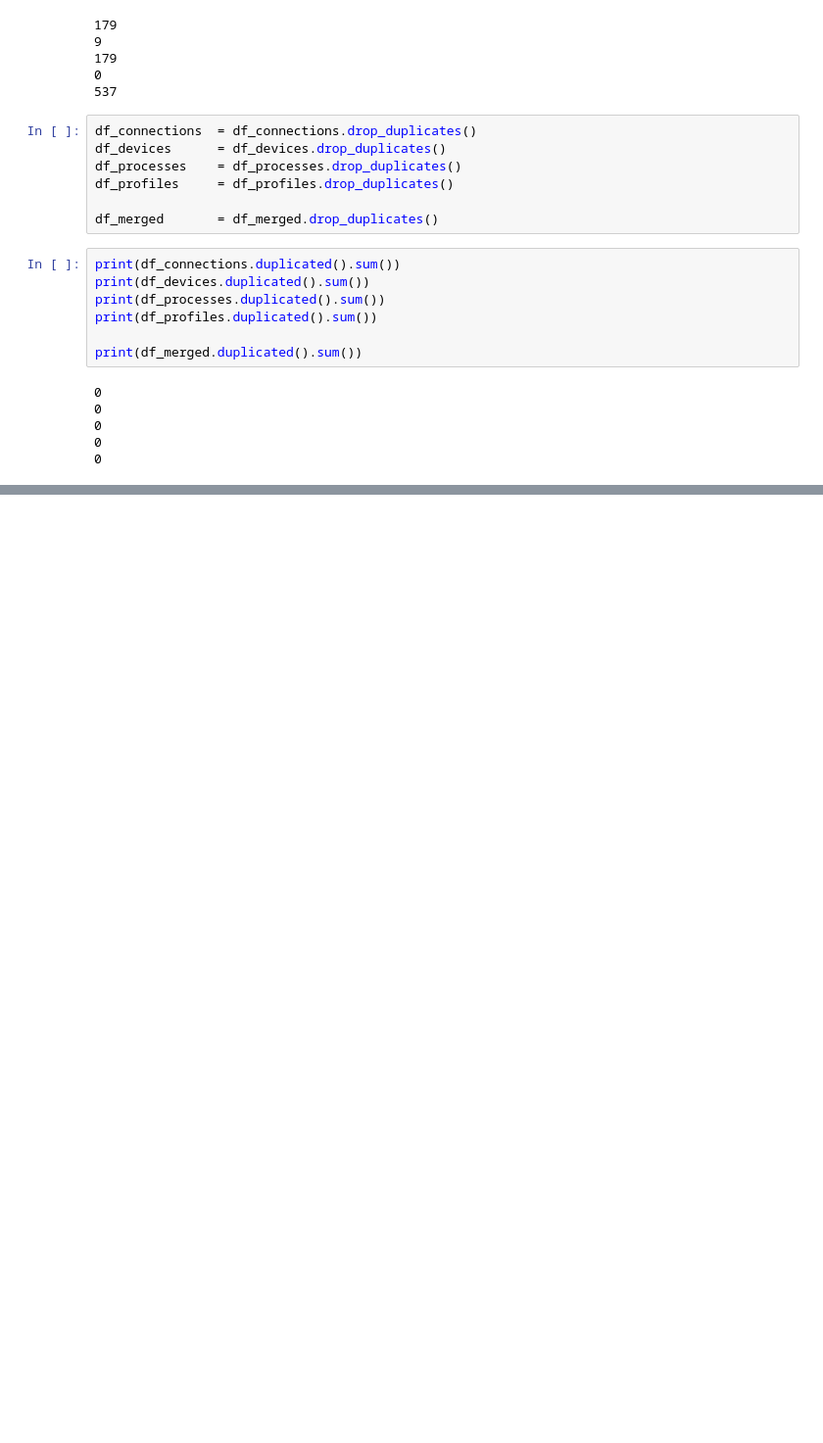
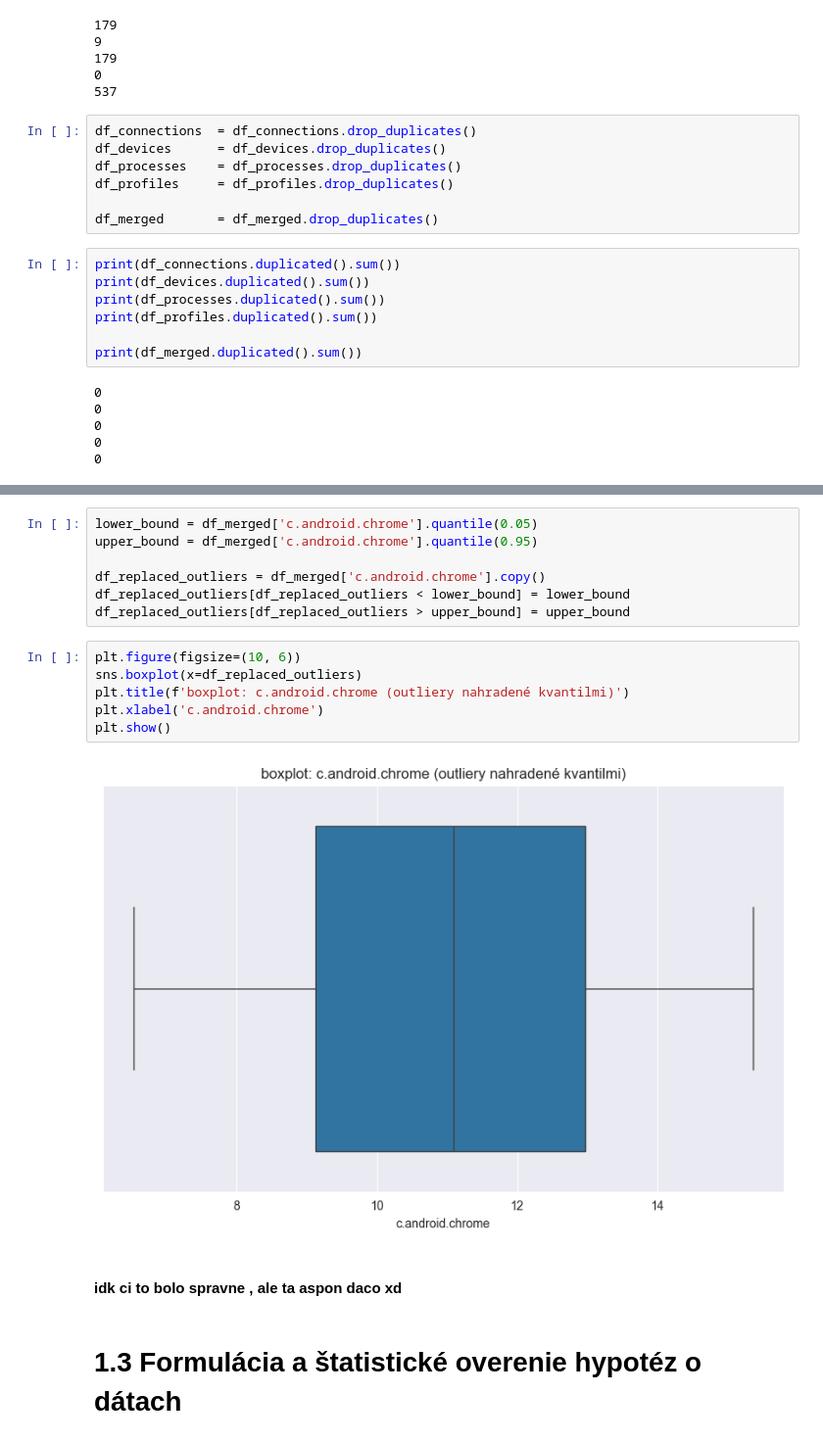
Before and after one commit to xtancos/IAU_project, a Jupyter notebook: main_main.ipynb, the cells around one changed output, grey strips where cells are left out. Shown at 98% size. Saved outputs shown, nothing was run; the diff lists cells and outputs as text; blank space fills up the shorter version.

```diff
--- a/main_main.ipynb
+++ b/main_main.ipynb
@@ -517,0 +555,19 @@ print(df_merged.duplicated().sum())
+# %%
+lower_bound = df_merged['c.android.chrome'].quantile(0.05)
+upper_bound = df_merged['c.android.chrome'].quantile(0.95)
+
+df_replaced_outliers = df_merged['c.android.chrome'].copy()
+df_replaced_outliers[df_replaced_outliers < lower_bound] = lower_bound
+df_replaced_outliers[df_replaced_outliers > upper_bound] = upper_bound
+# %%
+plt.figure(figsize=(10, 6))
+sns.boxplot(x=df_replaced_outliers)
+plt.title(f'boxplot: c.android.chrome (outliery nahradené kvantilmi)')
+plt.xlabel('c.android.chrome')
+plt.show()
+# %% [output]
+[figure, added]
+# %% [markdown]
+#### idk ci to bolo spravne , ale ta aspon daco xd
+# %% [markdown]
+# 1.3 Formulácia a štatistické overenie hypotéz o dátach
```
Also changed, not shown: parts of 8 cells of this notebook.
